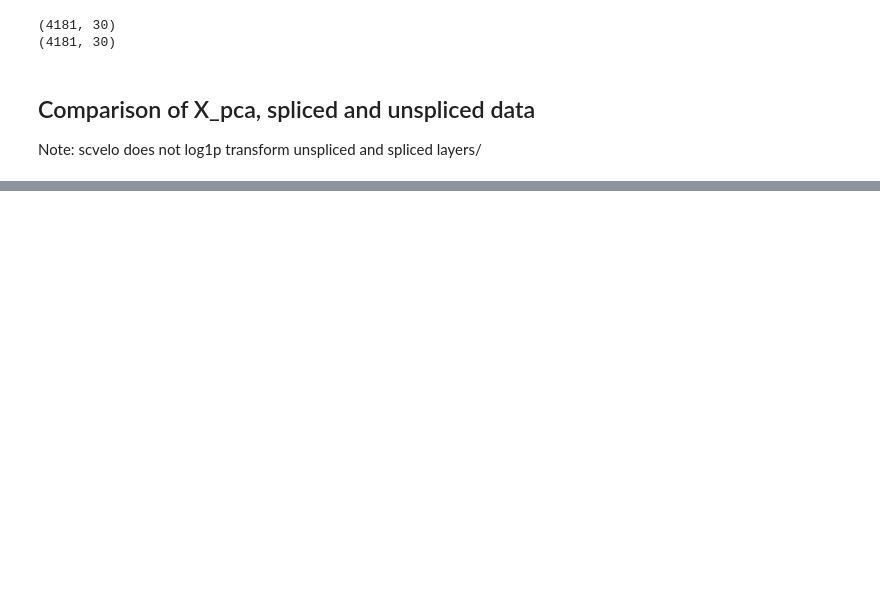
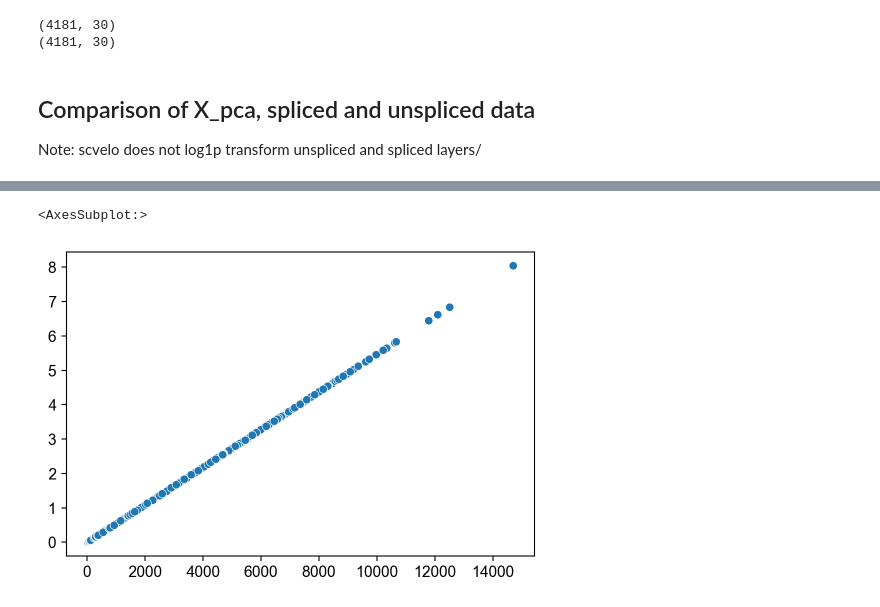
Before and after one commit to aristoteleo/dynamo-notebooks, a Jupyter notebook: normalization/scvelo-zebrafish-benchmark.ipynb, the cells around one changed output, grey strips where cells are left out. Cells and saved outputs as stored; diff of their text form; code cells hidden in the pictures; blank space fills up the shorter version.

```diff
--- a/normalization/scvelo-zebrafish-benchmark.ipynb
+++ b/normalization/scvelo-zebrafish-benchmark.ipynb
@@ -276,0 +234,5 @@ dtype: float64
+# %%
+sns.scatterplot(adata.obs["initial_size_unspliced"].to_numpy(), dyn_adata.obs["unspliced_Size_Factor"].to_numpy())
+# %% [output]
+<AxesSubplot:>
+[figure, added]
```
Also changed, not shown: parts of 16 cells of this notebook.
